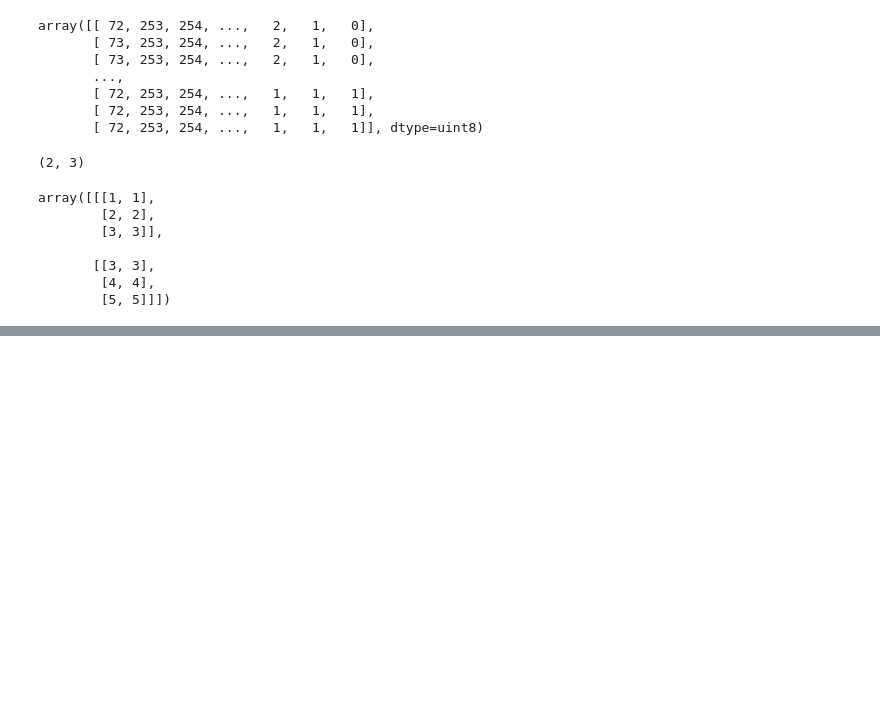
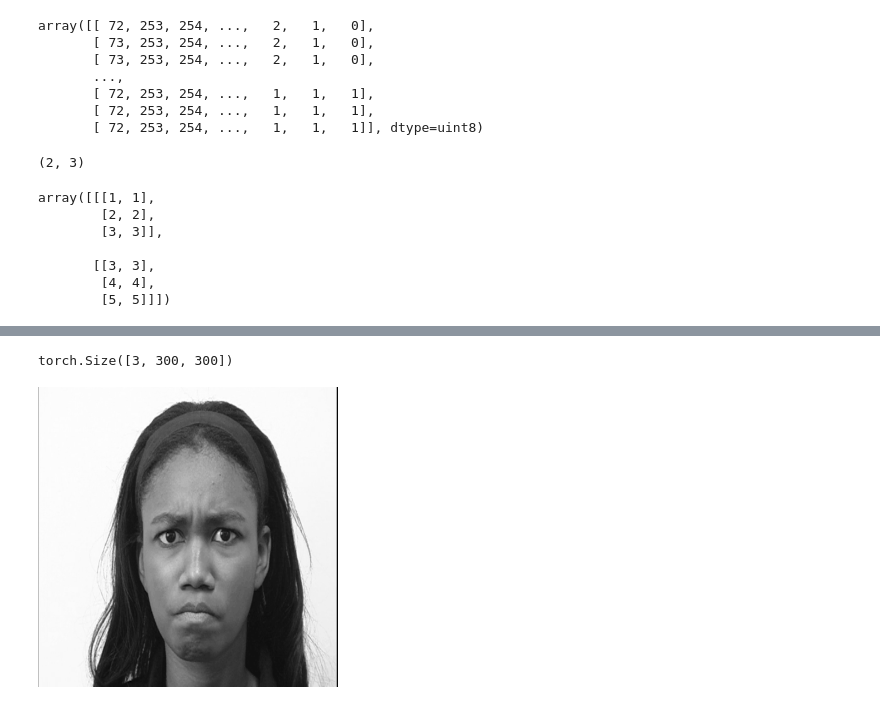
Before and after one commit to ysurs/FER-from-static-images, a Jupyter notebook: check.ipynb, the cells around one changed output, grey strips where cells are left out. Saved outputs shown, nothing was run; the diff lists cells and outputs as text; code cells hidden in the pictures; blank space fills up the shorter version.

```diff
--- a/check.ipynb
+++ b/check.ipynb
@@ -85,0 +135,8 @@ array([[[1, 1],
+# %%
+transforms.ToTensor()((transforms.Resize((300, 300), interpolation=Image.BILINEAR)(transforms.ToPILImage()(check2.__getitem__(0)[0])))).shape
+# %% [output]
+torch.Size([3, 300, 300])
+# %%
+transforms.ToPILImage()(np.array(check2.__getitem__(0)[0]))
+# %% [output]
+[figure, added]
```
Also changed, not shown: parts of 45 cells of this notebook.
